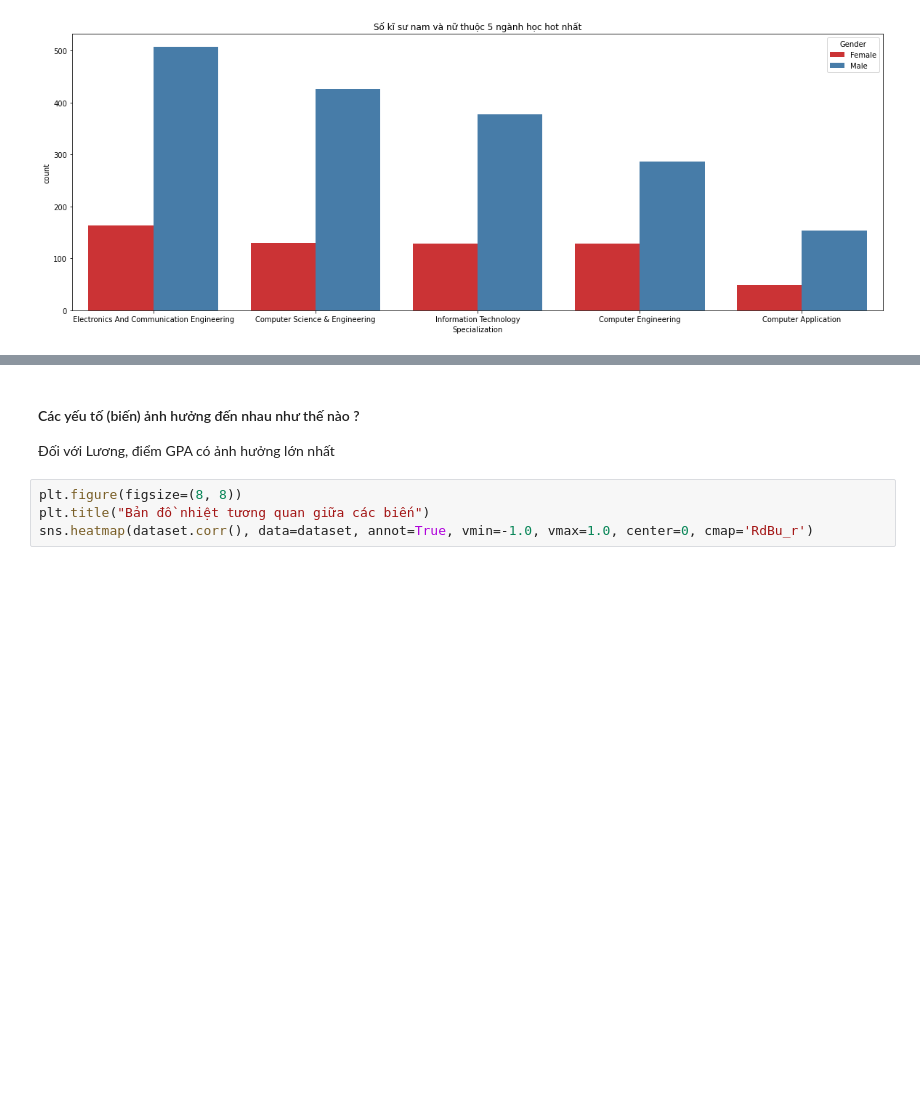
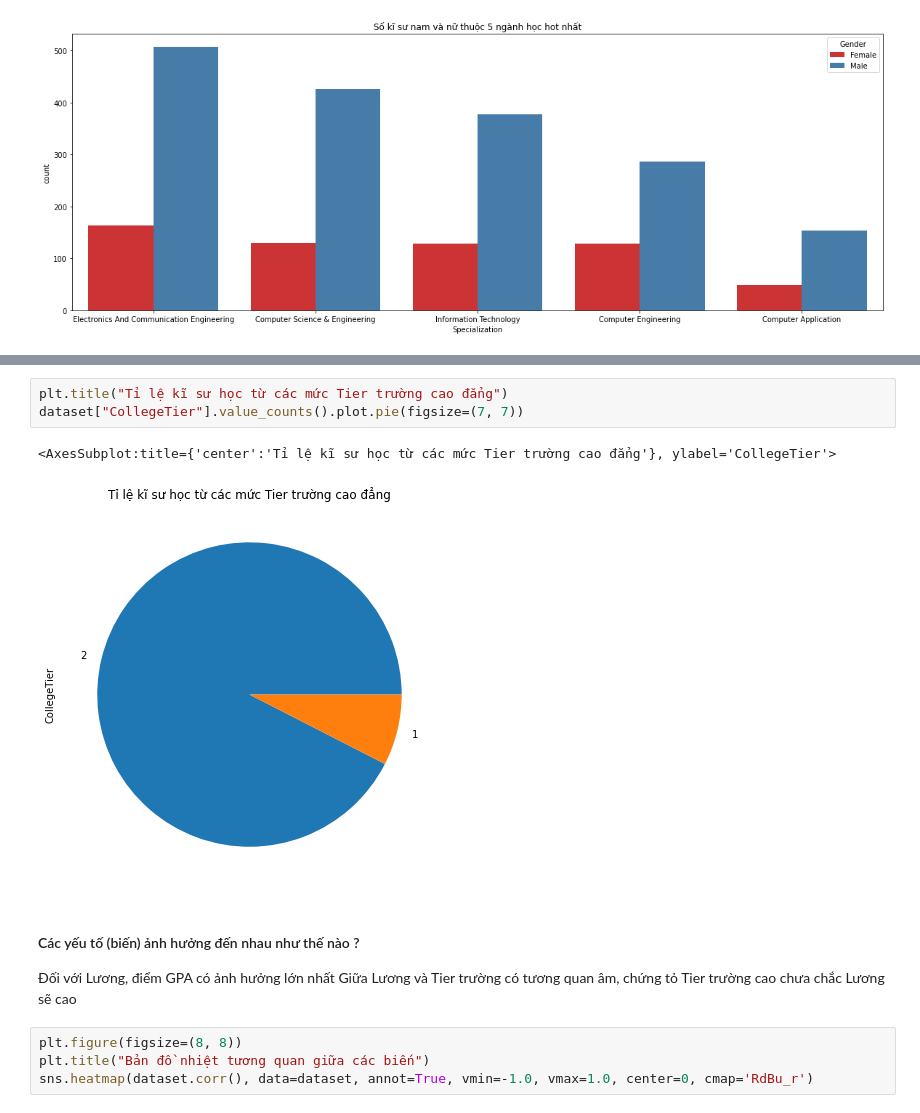
Before and after one commit to phuocleoceo/Bootstrap-Sampling, a Jupyter notebook: code.ipynb, the cells around one changed output, grey strips where cells are left out. Drawn from its saved outputs; the diff is of its cells as text; blank space fills up the shorter version.

```diff
--- a/code.ipynb
+++ b/code.ipynb
@@ -146,6 +152,13 @@ plot = sns.countplot(data=dataset, x="Specialization", hue="Gender", palette="Se
+# %%
+plt.title("Tỉ lệ kĩ sư học từ các mức Tier trường cao đẳng")
+dataset["CollegeTier"].value_counts().plot.pie(figsize=(7, 7))
+# %% [output]
+<AxesSubplot:title={'center':'Tỉ lệ kĩ sư học từ các mức Tier trường cao đẳng'}, ylabel='CollegeTier'>
+[figure, added]
 # %% [markdown]
 #### Các yếu tố (biến) ảnh hưởng đến nhau như thế nào ?
 Đối với Lương, điểm GPA có ảnh hưởng lớn nhất
+Giữa Lương và Tier trường có tương quan âm, chứng tỏ Tier trường cao chưa chắc Lương sẽ cao
 # %%
 plt.figure(figsize=(8, 8))
 plt.title("Bản đồ nhiệt tương quan giữa các biến")
```
Also changed, not shown: parts of 7 cells of this notebook.
